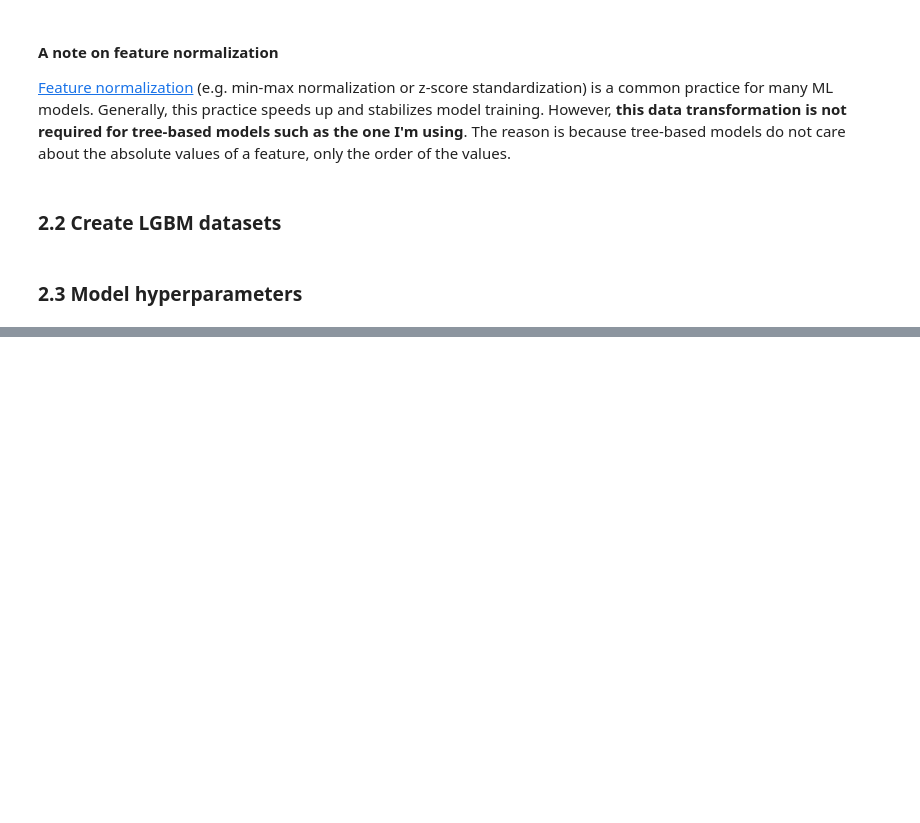
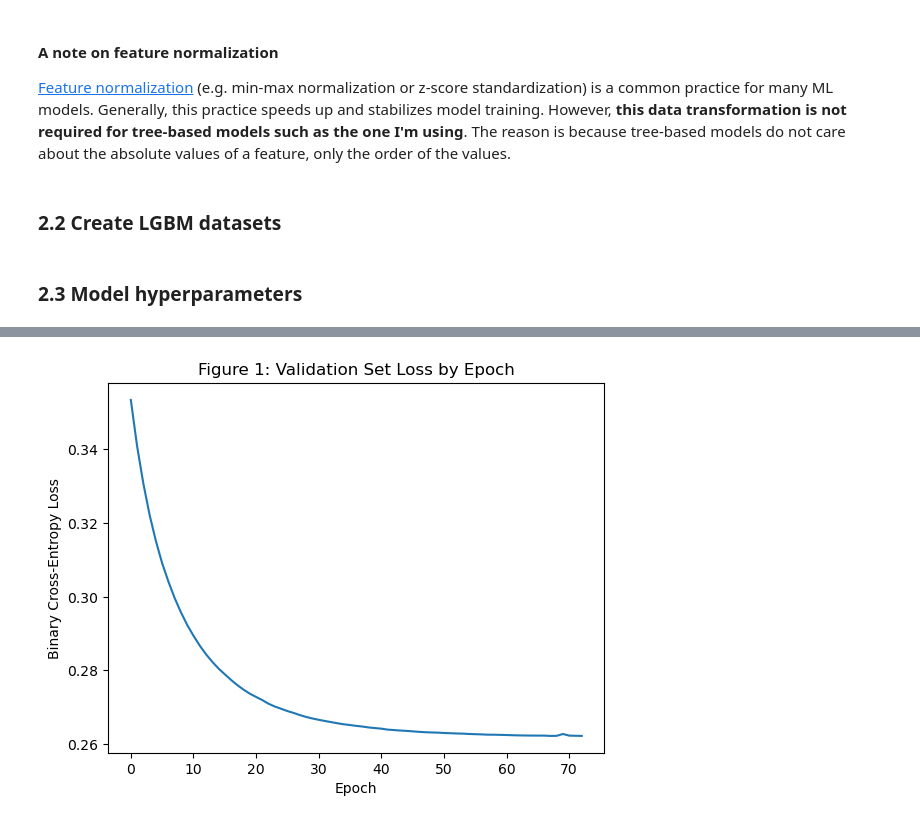
Before and after one commit to kingjosephm/gb_vehicle_injuries, a Jupyter notebook: analysis.ipynb, the cells around one changed output, grey strips where cells are left out. Cells and saved outputs as stored; diff of their text form; code cells hidden in the pictures; blank space fills up the shorter version.

Commit message:
fully running lgbm model in analysis.ipynb

```diff
--- a/analysis.ipynb
+++ b/analysis.ipynb
@@ -194,0 +220,7 @@ validation = lgb.Dataset(data=X_val,
+# %%
+current = time()
+
+results = {}
+bst = lgb.train(model_config, train, valid_sets=[validation], evals_result=results, verbose_eval=False)
+
+print(f"Total model training time: {round(time() - current, 2)} seconds.")
@@ -194,0 +235,8 @@ validation = lgb.Dataset(data=X_val,
+# %%
+plt.plot(results['valid_0']['binary_logloss'])
+plt.title('Figure 1: Validation Set Loss by Epoch')
+plt.xlabel('Epoch')
+plt.ylabel('Binary Cross-Entropy Loss')
+plt.show()
+# %% [output]
+[figure, added]
```
Also changed, not shown: parts of 12 cells of this notebook.
